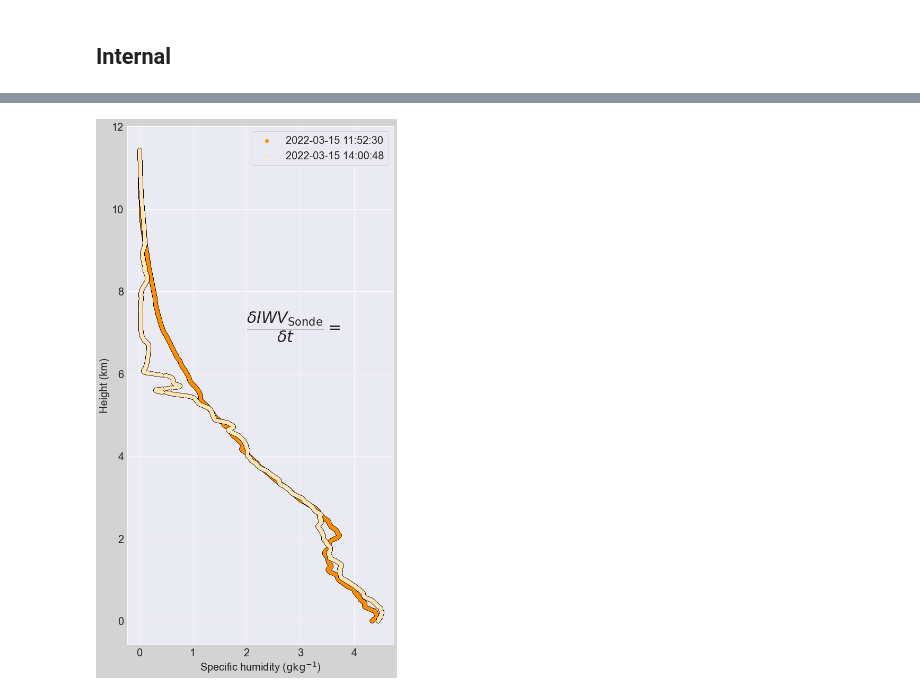
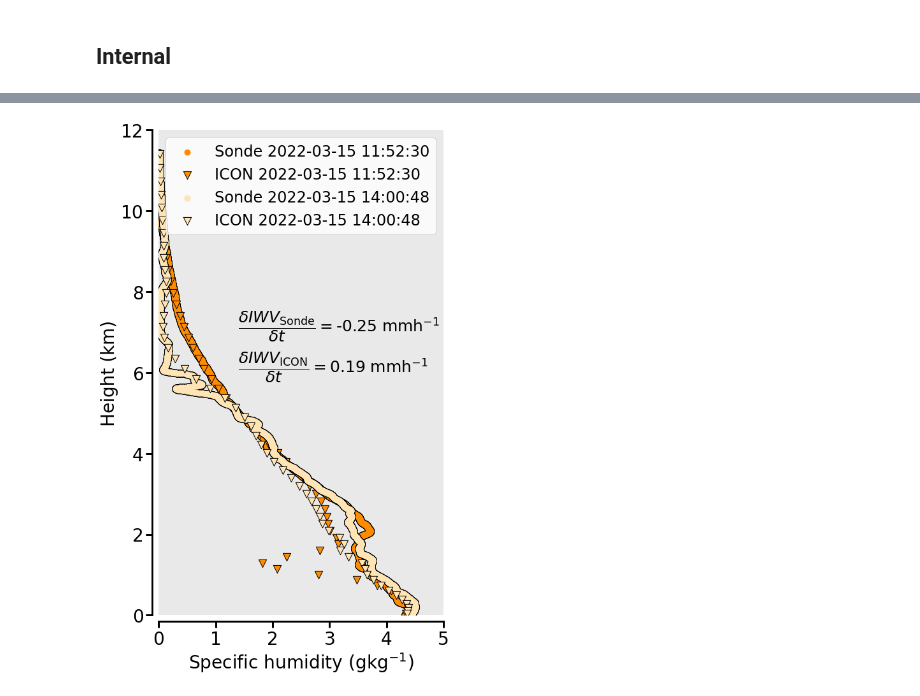
Before and after one commit to hdorff94/HALO_AC3_AR_Budget_Closure, a Jupyter notebook: notebooks/sonde_moisture_transport_divergence.ipynb, the cells around one changed output, grey strips where cells are left out. Cells and saved outputs as stored; diff of their text form; code cells hidden in the pictures.

```diff
--- a/notebooks/sonde_moisture_transport_divergence.ipynb
+++ b/notebooks/sonde_moisture_transport_divergence.ipynb
@@ -167,7 +167,8 @@ else:
             synthetic_sonde_times_series=pd.Series(data=["7synth","8synth","9synth"],
                                      index=pd.DatetimeIndex(["2022-03-15 12:55","2022-03-15 13:05","2022-03-15 13:15"]))
             relevant_sondes_dict["cold_sector"]["out"] = synthetic_sonde_times_series
-            internal_sondes_dict["warm"]       = sonde_times_series.iloc[relevant_warm_internal_sondes]
+            internal_sondes_dict["warm"]               = sonde_times_series.iloc[relevant_warm_internal_sondes]
+            internal_sondes_dict["cold"]               = ["2022-03-15 11:30:00","2022-03-15 13:35"]
             #internal_sondes_dict["warm"]       = {}
         elif ar_of_day=="AR_entire_2":
             relevant_warm_sector_sondes=[9,10,11,12,15,16,17,18]
@@ -199,12 +200,6 @@ else:
             relevant_sondes_dict["cold_sector"]        = {}
             relevant_sondes_dict["cold_sector"]["in"]  = sonde_times_series.iloc[relevant_cold_sector_sondes[0:3]]
             relevant_sondes_dict["cold_sector"]["out"] = sonde_times_series.iloc[relevant_cold_sector_sondes[3::]]
-#relevant_sondes_dict
-#sonde_times_series
-
-#zmax_grid=[float(Dropsondes["alt"][time][:].max()) for time in time_list]#sonde_sector_times]
-#zmax_grid=pd.Series(zmax_grid).min()//10*10+10
-#Z_grid=np.arange(0,zmax_grid,step=10)
 # %% [output]
 Index(['time', 'Minutesofday', 'Halo_Lat', 'Halo_Lon', 'Closest_Era_Lat',
        'Closest_Era_Lon', 'Interp_IWV', 'Interp_E', 'Interp_Precip',
@@ -323,6 +335,13 @@ if do_plotting:
             ax1.scatter(halo_df["longitude"].loc[relevant_sondes_dict["cold_sector"]["out"].index],
                         halo_df["latitude"].loc[relevant_sondes_dict["cold_sector"]["out"].index],
                        marker="*",s=100,color="blue",edgecolor="k",transform=ccrs.PlateCarree())
+            print("synthetic sondes for internal sector are included")
+            ax1.scatter(halo_df["longitude"].loc[pd.DatetimeIndex([internal_sondes_dict["cold"][0]])],
+                        halo_df["latitude"].loc[pd.DatetimeIndex([internal_sondes_dict["cold"][0]])],
+                       marker="*",s=100,color="grey",edgecolor="k",transform=ccrs.PlateCarree())
+            ax1.scatter(snd_halo_icon_hmp["Halo_Lon"].loc[pd.DatetimeIndex([internal_sondes_dict["cold"][1]])],
+                        snd_halo_icon_hmp["Halo_Lat"].loc[pd.DatetimeIndex([internal_sondes_dict["cold"][1]])],
+                       marker="*",s=100,color="grey",edgecolor="k",transform=ccrs.PlateCarree())
         else:
             ax1.scatter(Dropsondes["Lon"].iloc[relevant_sondes_dict["cold_sector"]["out"]],
             Dropsondes["Lat"].iloc[relevant_sondes_dict["cold_sector"]["out"]],
@@ -980,10 +1047,11 @@ ICON_Moisture_CONV.sondes_pos_all
 # %% [markdown]
 ## Internal
 # %%
+# ---- Add this one : internal_sondes_dict["cold"]
+matplotlib.rcParams.update({"font.size":28})
 # Internal sondes iwv
-print(Dropsondes["alt"].keys())#.iloc[internal_sondes_dict["warm"]]
+#print(Dropsondes["alt"].keys())#.iloc[internal_sondes_dict["warm"]]
 time_list=[str(time) for time in sonde_times_series.index]
-print(time_list)
 Dropsondes["new_alt"]=Dropsondes["alt"].copy()
 #time_list=[str(pd.Timestamp(time)) for time in sonde_sector_times] ----> old default
 new_key_list=[]
@@ -991,19 +1059,72 @@ for key in [*Dropsondes["alt"].keys()]:
     new_key=str(pd.Timestamp(key))
     Dropsondes["alt"][new_key] = Dropsondes["alt"].pop(key)
 
-iwv_sonde_fig=plt.figure(figsize=(9,18),facecolor='lightgrey')
+iwv_sonde_fig=plt.figure(figsize=(8,14))
 ax1=iwv_sonde_fig.add_subplot(111)
+matplotlib.rcParams['axes.linewidth'] = 3
+ax1.patch.set_facecolor('lightgrey')
+ax1.patch.set_alpha(0.5)
 time_key_list=[*Dropsondes["q"].keys()]
-colors=["darkorange","moccasin"]
+if sector_to_plot=="warm":
+    colors=["darkorange","moccasin"]
+else:
+    colors=["darkviolet","plum"]
+iwv_sonde=Dropsondes["IWV"].iloc[internal_sondes_dict["warm"]]
+iwv_sonde_diff=iwv_sonde.diff()[-1]/128*60
+icon_iwv_diff=pd.Series(data=np.nan, index=iwv_sonde.index)
 
-for c,sonde_time in enumerate(internal_sondes_dict["warm"]):
-    relevant_timestamp=time_key_list[sonde_time]
-    ax1.scatter(Dropsondes["q"][relevant_timestamp]*1000,Dropsondes["alt"][str(relevant_timestamp)]/1000,
-            color="k",s=55)
-    ax1.scatter(Dropsondes["q"][relevant_timestamp]*1000,Dropsondes["alt"][str(relevant_timestamp)]/1000,
-                label=relevant_timestamp,color=colors[c],s=35)
+for c,sonde_time in enumerate(internal_sondes_dict[sector_to_plot]):
+    if sector_to_plot=="warm":
+        relevant_timestamp=time_key_list[sonde_time]
+        ax1.scatter(Dropsondes["q"][relevant_timestamp]*1000,Dropsondes["alt"][str(relevant_timestamp)]/1000,
+            color="k",s=140)
+        ax1.scatter(Dropsondes["q"][relevant_timestamp]*1000,Dropsondes["alt"][str(relevant_timestamp)]/1000,
+                label="Sonde "+str(relevant_timestamp),color=colors[c],s=80)
+        iwv_sonde=Dropsondes["q"][relevant_timestamp]
+    else:
+        relevant_timestamp=pd.Timestamp(sonde_time)
+
+    icon_q_sondes={}
+    icon_z_sondes={}
+
+    if relevant_timestamp>halo_df.index[-1]:
+        icon_q_sondes["Sonde"+str(c)]=snd_halo_icon_hmc["q"].loc[relevant_timestamp-pd.Timedelta("1min"):\
+                                                         relevant_timestamp+pd.Timedelta("1min")].mean(axis=0)
+        icon_z_sondes["Sonde"+str(c)]=snd_halo_icon_hmc["Z_Height"].loc[relevant_timestamp-pd.Timedelta("1min"):\
+                                                                relevant_timestamp+pd.Timedelta("1min")].mean(axis=0)
+        icon_iwv_diff.iloc[c]=snd_halo_icon_hmp["Interp_IWV"].loc[relevant_timestamp-pd.Timedelta("1min"):\
+                                            relevant_timestamp+pd.Timedelta("1min")].mean(axis=0)
+
+    else:
+        icon_q_sondes["Sonde"+str(c)]=halo_icon_hmc["q"].loc[relevant_timestamp-pd.Timedelta("1min"):\
+                                                         relevant_timestamp+pd.Timedelta("1min")].mean(axis=0)
+        icon_z_sondes["Sonde"+str(c)]=halo_icon_hmc["Z_Height"].loc[relevant_timestamp-pd.Timedelta("1min"):\
+                                                                relevant_timestamp+pd.Timedelta("1min")].mean(axis=0)
+        icon_iwv_diff.iloc[c]=halo_icon_hmp["Interp_IWV"].loc[relevant_timestamp-pd.Timedelta("1min"):\
+                                            relevant_timestamp+pd.Timedelta("1min")].mean(axis=0)
+    ax1.scatter(icon_q_sondes["Sonde"+str(c)]*1000,
+                icon_z_sondes["Sonde"+str(c)]/1000,
+                marker="v", s=150, color=colors[c],edgecolor="k",
+                label="ICON "+str(relevant_timestamp))
+    if sector_to_plot=="warm":
+        iwv_icon_diff_h=icon_iwv_diff.diff()[-1]/128*60
+    else:
+        iwv_icon_diff_h=icon_iwv_diff.diff()[-1]/125*60
 ax1.set_xlabel("Specific humidity (${\mathrm{gkg}}^{-1}$)")
 ax1.set_ylabel("Height (km)")
-ax1.text(2,7,"$\dfrac{\delta {IWV}_{\mathrm{Sonde}}}{\delta t}=$",fontsize=30)
-ax1.legend()
+ax1.set_xlim([0,5])
+ax1.set_ylim([0,12])
+if sector_to_plot=="warm":
+    ax1.text(1.4,7,"$\dfrac{\delta {IWV}_{\mathrm{Sonde}}}{\delta t}=$"+str(round(iwv_sonde_diff,2))+" $\mathrm{mmh}^{-1}$",
+         fontsize=25)
+ax1.text(1.4,6,"$\dfrac{\delta {IWV}_{\mathrm{ICON}}}{\delta t}=$"+str(round(iwv_icon_diff_h,2))+" $\mathrm{mmh}^{-1}$",
+         fontsize=25)
+ax1.xaxis.set_tick_params(width=3,length=10)
+ax1.yaxis.set_tick_params(width=3,length=10)
+#ax1.text(2,5,"$\dfrac{\delta {IWV}_{\mathrm{HAMP}}}{\delta t}=$",fontsize=25)
+ax1.legend(fontsize=24)
+sns.despine(offset=10)
+fig_name=flight[0]+"_"+ar_of_day+"_"+sector_to_plot+"_sonde_iwv_tendency.png"
+iwv_sonde_fig.savefig(plot_path+fig_name,dpi=300,bbox_inches="tight")
+print("Figure saved as:",plot_path+fig_name)
 # %% [output]
@@ -1013,4 +1132,4 @@ dict_keys(['2022-03-15 10:19:22', '2022-03-15 10:28:33', '2022-03-15 10:34:37',
-[figure, old version]
+[figure, new version]
 # %%
 """
     sondes_selection["ind_inflow_"+sector]=np.linspace(0,
```
Also changed, not shown: parts of 14 cells of this notebook.
